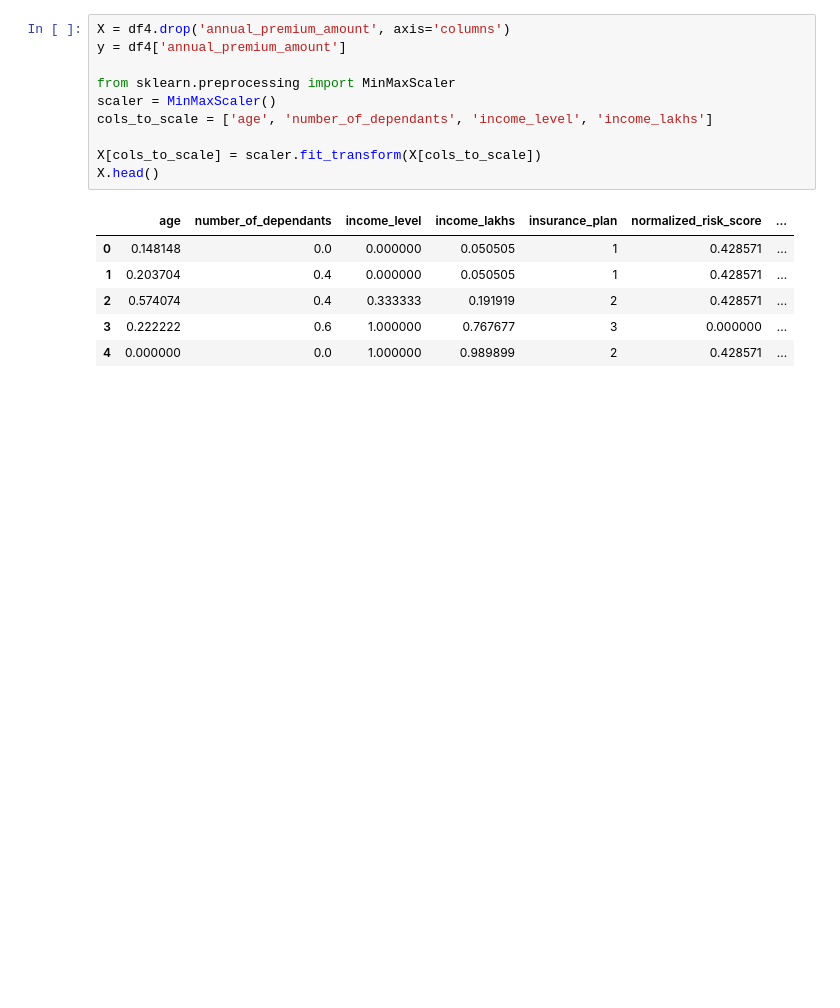
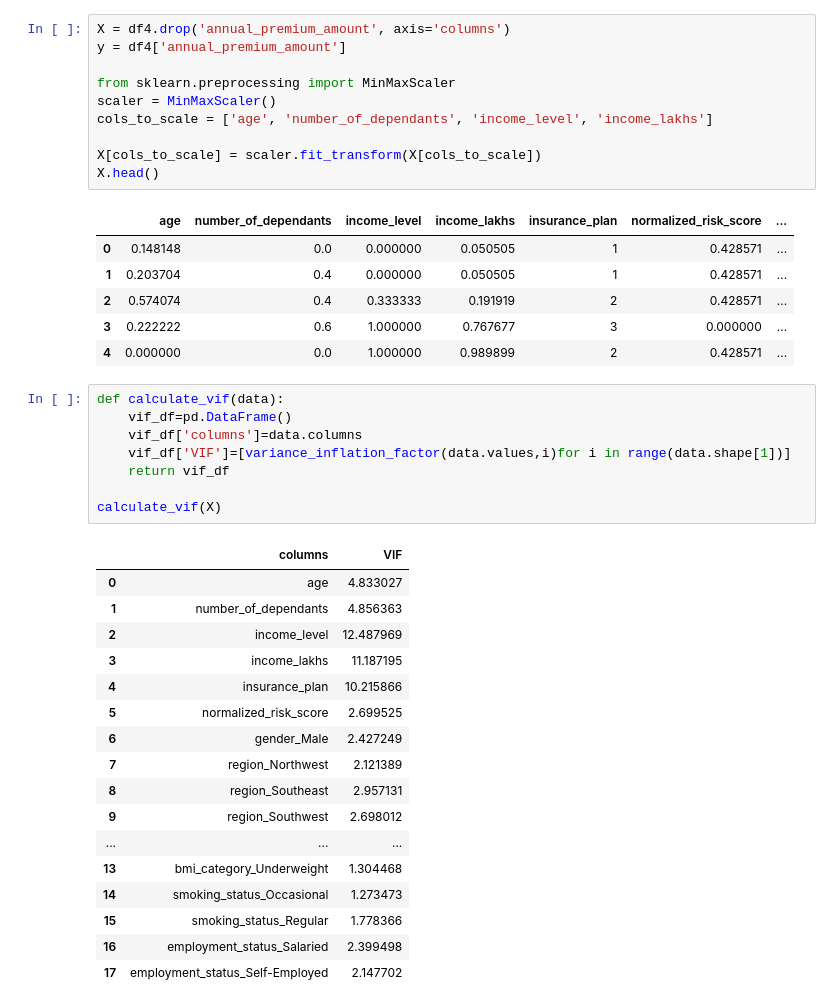
Before and after one commit to Hanishka-Kela/Healthcare-Premium-Prediction--Regression-, a Jupyter notebook: Data_resources/ml_prediction.ipynb, the cells around one changed output. Cells and saved outputs as stored; diff of their text form; blank space fills up the shorter version.

```diff
--- a/Data_resources/ml_prediction.ipynb
+++ b/Data_resources/ml_prediction.ipynb
@@ -451,3 +446,29 @@ X.head()
 | 2 | 0.574074 | 0.4 | 0.333333 | 0.191919 | 2 | 0.428571 | ... |
 | 3 | 0.222222 | 0.6 | 1.000000 | 0.767677 | 3 | 0.000000 | ... |
 | 4 | 0.000000 | 0.0 | 1.000000 | 0.989899 | 2 | 0.428571 | ... |
+# %%
+def calculate_vif(data):
+    vif_df=pd.DataFrame()
+    vif_df['columns']=data.columns
+    vif_df['VIF']=[variance_inflation_factor(data.values,i)for i in range(data.shape[1])]
+    return vif_df
+
+calculate_vif(X)
+# %% [output]
+|  | columns | VIF |
+| 0 | age | 4.833027 |
+| 1 | number_of_dependants | 4.856363 |
+| 2 | income_level | 12.487969 |
+| 3 | income_lakhs | 11.187195 |
+| 4 | insurance_plan | 10.215866 |
+| 5 | normalized_risk_score | 2.699525 |
+| 6 | gender_Male | 2.427249 |
+| 7 | region_Northwest | 2.121389 |
+| 8 | region_Southeast | 2.957131 |
+| 9 | region_Southwest | 2.698012 |
+| ... | ... | ... |
+| 13 | bmi_category_Underweight | 1.304468 |
+| 14 | smoking_status_Occasional | 1.273473 |
+| 15 | smoking_status_Regular | 1.778366 |
+| 16 | employment_status_Salaried | 2.399498 |
+| 17 | employment_status_Self-Employed | 2.147702 |
```
Also changed, not shown: parts of 4 cells of this notebook.
